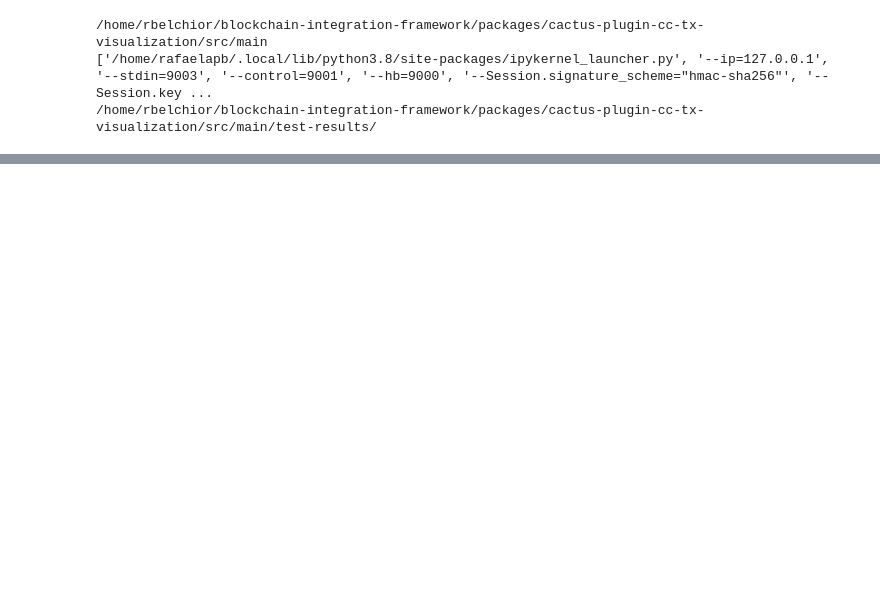
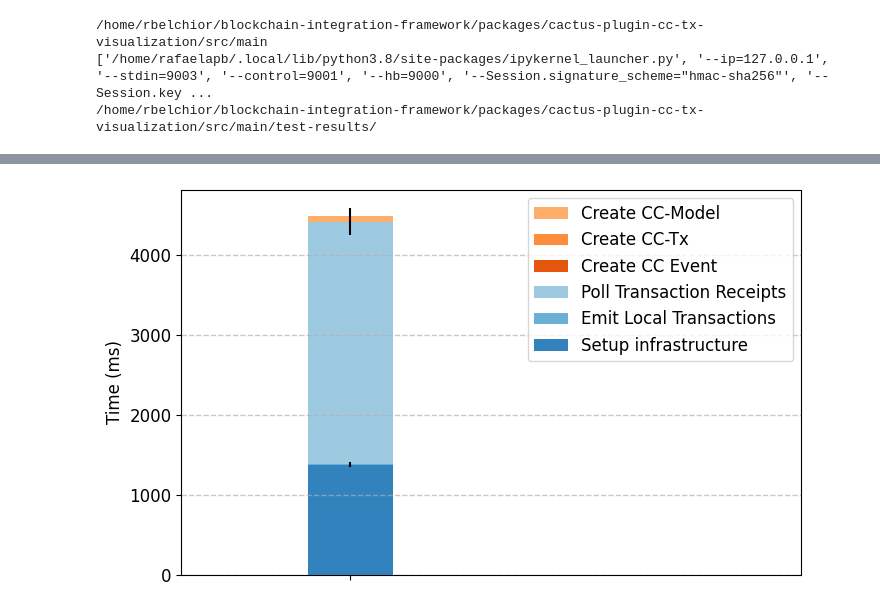
Before and after one commit to brunoffmateus/blockchain-integration-framework, a Jupyter notebook: packages/cactus-plugin-cc-tx-visualization/src/main/python/generate-plot-dummy.ipynb, the cells around one changed output, grey strips where cells are left out. Cells and saved outputs as stored; diff of their text form; code cells hidden in the pictures; blank space fills up the shorter version.

Commit message:
feat(cctxviz): evaluate baseline
Signed-off-by: Rafael Belchior <rafael.belchior@tecnico.ulisboa.pt>

```diff
--- a/packages/cactus-plugin-cc-tx-visualization/src/main/python/generate-plot-dummy.ipynb
+++ b/packages/cactus-plugin-cc-tx-visualization/src/main/python/generate-plot-dummy.ipynb
@@ -84,10 +84,18 @@ for file in files:
             metric_dict[key] = [value]
 
 #print("the metric dictionary is")
-print(metric_dict)
+#print(metric_dict)
 reduced_metric_dict = dict()
 #print(metric_dict.values())
 #reduced_metric_dict = reduce(lambda x, list: x + mean(list), metric_dict.values(),0)
+
+TO_SKIP_EACH_SIDE = 10
+# remove X first and last entries
+# we are only counting X-20 entries
+for element in metric_dict:
+    metric_dict[element] = metric_dict[element][TO_SKIP_EACH_SIDE:]
+    metric_dict[element] = metric_dict[element][:len(metric_dict[element])-TO_SKIP_EACH_SIDE]
+
 
 for element in metric_dict:
     data_container = {
@@ -99,4 +107,6 @@ for element in metric_dict:
     }
     reduced_metric_dict[element] = data_container
 print(reduced_metric_dict)
+print(reduced_metric_dict.values())
+#print(reduced_metric_dict['EVAL-testFile-SETUP-INFRA']['mean'])
 # %% [output]
@@ -171,0 +143,85 @@ KeyError: 0
+# %%
+plt.rcParams.update(plt.rcParamsDefault)
+
+width = 1.5 # the width# of the bars: can also be len(x) sequence
+#label = ["Baseline End-to-end CC-Model Generation"]
+label = [""]
+plt.rcParams["font.size"] = "12"
+fig, ax = plt.subplots(figsize=[8, 5])
+
+viridis = plt.cm.get_cmap('tab20c')
+#viridis.colors = viridis.colors[::-1]
+
+phase_1 = reduced_metric_dict['EVAL-testFile-SETUP-INFRA']['mean']
+phase_1_stdev = reduced_metric_dict['EVAL-testFile-SETUP-INFRA']['stdev']
+
+phase_2 = reduced_metric_dict['EVAL-testFile-SEND-MESSAGES']['mean']
+phase_2_stdev = reduced_metric_dict['EVAL-testFile-SEND-MESSAGES']['stdev']
+
+phase_3 = reduced_metric_dict['EVAL-testFile-POLL']['mean']
+phase_3_stdev = reduced_metric_dict['EVAL-testFile-POLL']['stdev']
+phase_3_label = mapper['EVAL-testFile-POLL']
+
+phase_4 = reduced_metric_dict['EVAL-plugin-cc-tx-visualization-RECEIPT2EVENT']['mean']
+phase_4_stdev = reduced_metric_dict['EVAL-plugin-cc-tx-visualization-RECEIPT2EVENT']['stdev']
+phase_4_label = mapper['EVAL-plugin-cc-tx-visualization-RECEIPT2EVENT']
+
+phase_5 = reduced_metric_dict['EVAL-testFile-AGGREGATE-CCTX']['mean']
+phase_5_stdev = reduced_metric_dict['EVAL-testFile-AGGREGATE-CCTX']['stdev']
+phase_5_label = mapper['EVAL-testFile-AGGREGATE-CCTX']
+
+phase_6 = reduced_metric_dict['EVAL-ccModel-DUMMY']['mean']
+phase_6_stdev = reduced_metric_dict['EVAL-ccModel-DUMMY']['stdev']
+phase_6_label = mapper['EVAL-ccModel-DUMMY']
+
+ax.bar(label, phase_1, width, yerr=phase_1_stdev,
+           bottom=None,
+           color=viridis.colors[0],
+           label=mapper['EVAL-testFile-SETUP-INFRA'])
+
+ax.bar(label, phase_2, width, yerr=phase_2_stdev,
+           bottom=phase_1,
+           color=viridis.colors[1],
+           label=mapper['EVAL-testFile-SEND-MESSAGES'])
+
+ax.bar(label, phase_3, width, yerr=phase_3_stdev,
+           bottom=phase_1 + phase_2,
+           color=viridis.colors[2],
+           label=phase_3_label)
+
+ax.bar(label, phase_4, width, yerr=phase_4_stdev,
+           bottom=phase_1 + phase_2 + phase_3,
+           color=viridis.colors[4],
+           label=phase_4_label)
+
+ax.bar(label, phase_5, width, yerr=phase_5_stdev,
+           bottom=phase_1 + phase_2 + phase_3 + phase_4,
+           color=viridis.colors[5],
+           label=phase_5_label)
+
+ax.bar(label, phase_6, width, yerr=phase_6_stdev,
+           bottom=phase_1 + phase_2 + phase_3 + phase_4 + phase_5,
+           color=viridis.colors[6],
+           label=phase_6_label)
+
+
+#plt.grid(linestyle='--', linewidth=1, axis='y', alpha=0.7)
+
+
+
+textwidth = 3.31314
+aspect_ratio = 6/8
+scale = 1.0
+width = textwidth * scale
+height = width * aspect_ratio
+
+ax.set_ylabel('Time (ms)')
+ax.set_xlim(-3, 8)
+handles, labels = ax.get_legend_handles_labels()
+ax.legend(handles[::-1], labels[::-1], loc='upper right')
+#ax.set_title('Implementation performance depending on Access Control Policies')
+ax.grid(linestyle='--', linewidth=1, axis='y', alpha=0.7)
+fig.savefig('../test-results/plots/dummy-baseline.pdf', dpi=300)
+fig = plt.figure(figsize=(width, height))
+# %% [output]
+[figure, added]
```
Also changed, not shown: parts of 6 cells of this notebook, 5 other files.
